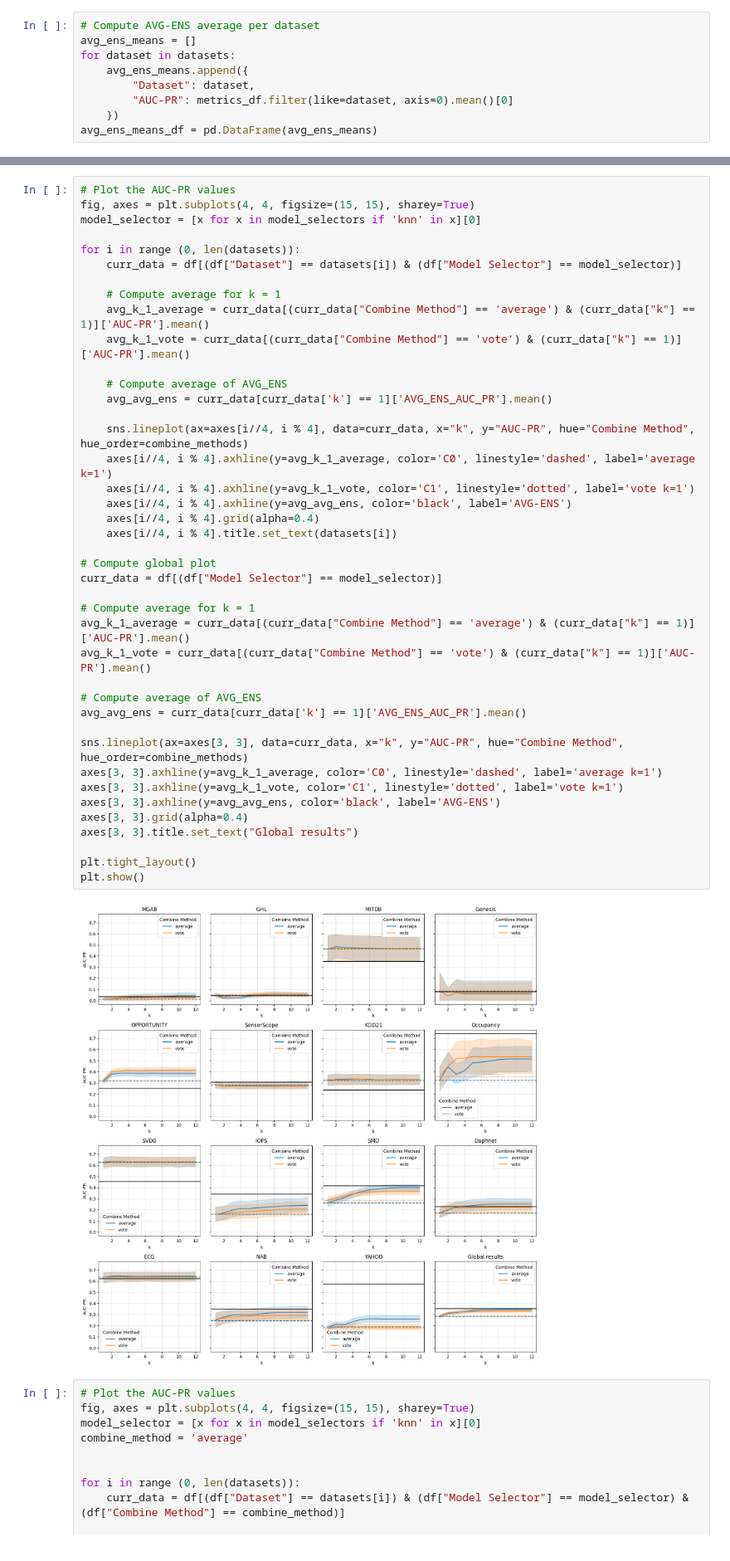
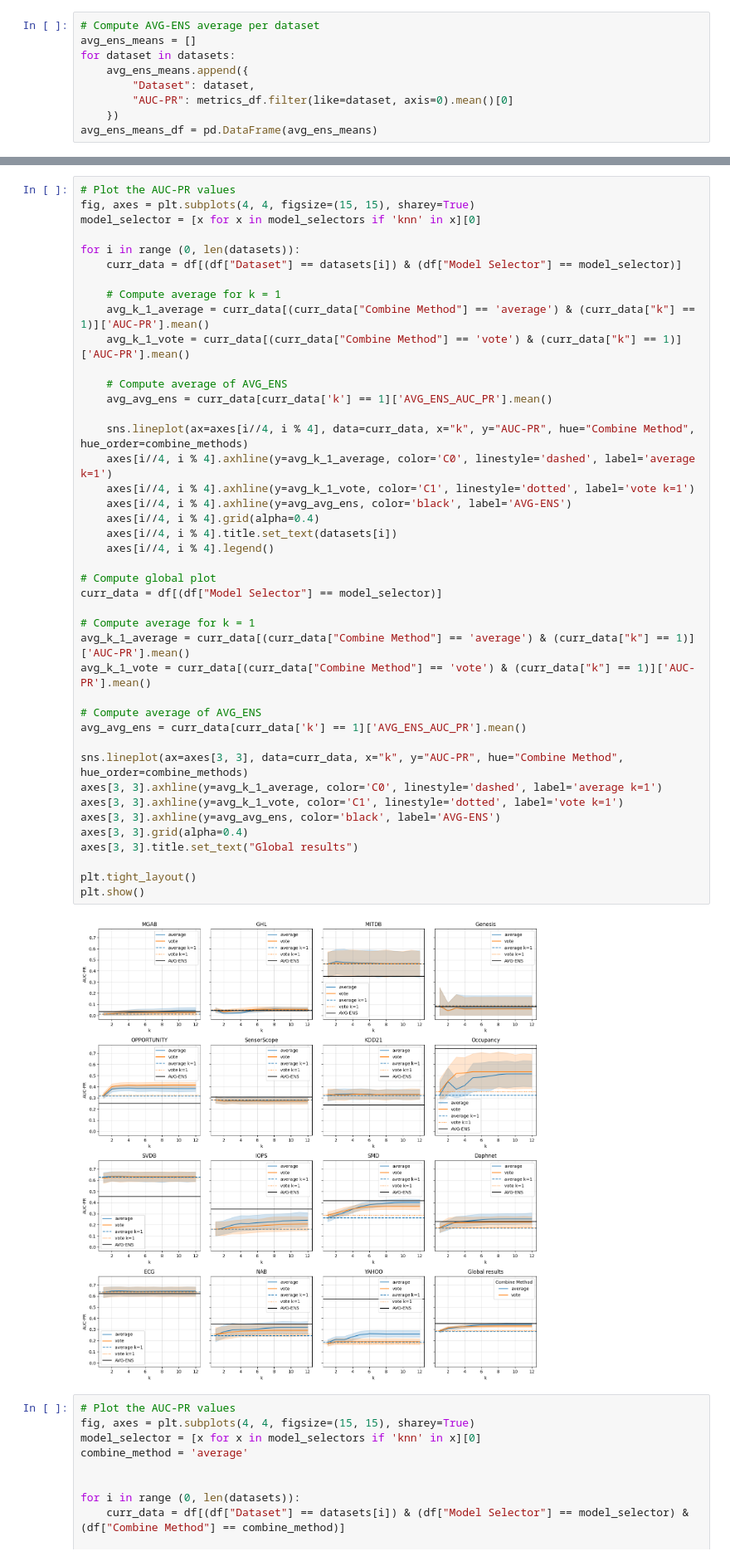
Before and after one commit to sylligardos/MSADv2, a Jupyter notebook: notebooks/unsupervised.ipynb, the cells around one changed output, grey strips where cells are left out. Shown: that part at 83% size. Cells and saved outputs as stored; diff of their text form.

```diff
--- a/notebooks/unsupervised.ipynb
+++ b/notebooks/unsupervised.ipynb
@@ -283,34 +283,35 @@ for i in range (0, len(datasets)):
     # Compute average of AVG_ENS
     avg_avg_ens = curr_data[curr_data['k'] == 1]['AVG_ENS_AUC_PR'].mean()
 
     sns.lineplot(ax=axes[i//4, i % 4], data=curr_data, x="k", y="AUC-PR", hue="Combine Method", hue_order=combine_methods)
     axes[i//4, i % 4].axhline(y=avg_k_1_average, color='C0', linestyle='dashed', label='average k=1')
     axes[i//4, i % 4].axhline(y=avg_k_1_vote, color='C1', linestyle='dotted', label='vote k=1')
     axes[i//4, i % 4].axhline(y=avg_avg_ens, color='black', label='AVG-ENS')
     axes[i//4, i % 4].grid(alpha=0.4)
     axes[i//4, i % 4].title.set_text(datasets[i])
+    axes[i//4, i % 4].legend()
 
 # Compute global plot
 curr_data = df[(df["Model Selector"] == model_selector)]
 
 # Compute average for k = 1
 avg_k_1_average = curr_data[(curr_data["Combine Method"] == 'average') & (curr_data["k"] == 1)]['AUC-PR'].mean()
 avg_k_1_vote = curr_data[(curr_data["Combine Method"] == 'vote') & (curr_data["k"] == 1)]['AUC-PR'].mean()
 
 # Compute average of AVG_ENS
 avg_avg_ens = curr_data[curr_data['k'] == 1]['AVG_ENS_AUC_PR'].mean()
 
 sns.lineplot(ax=axes[3, 3], data=curr_data, x="k", y="AUC-PR", hue="Combine Method", hue_order=combine_methods)
 axes[3, 3].axhline(y=avg_k_1_average, color='C0', linestyle='dashed', label='average k=1')
 axes[3, 3].axhline(y=avg_k_1_vote, color='C1', linestyle='dotted', label='vote k=1')
 axes[3, 3].axhline(y=avg_avg_ens, color='black', label='AVG-ENS')
 axes[3, 3].grid(alpha=0.4)
 axes[3, 3].title.set_text("Global results")
 
 plt.tight_layout()
 plt.show()
 # %% [output]
-[figure, old version]
+[figure, new version]
 # %%
 # Plot the AUC-PR values
 fig, axes = plt.subplots(4, 4, figsize=(15, 15), sharey=True)
```
Also changed, not shown: parts of 2 cells of this notebook, 2 other files.
